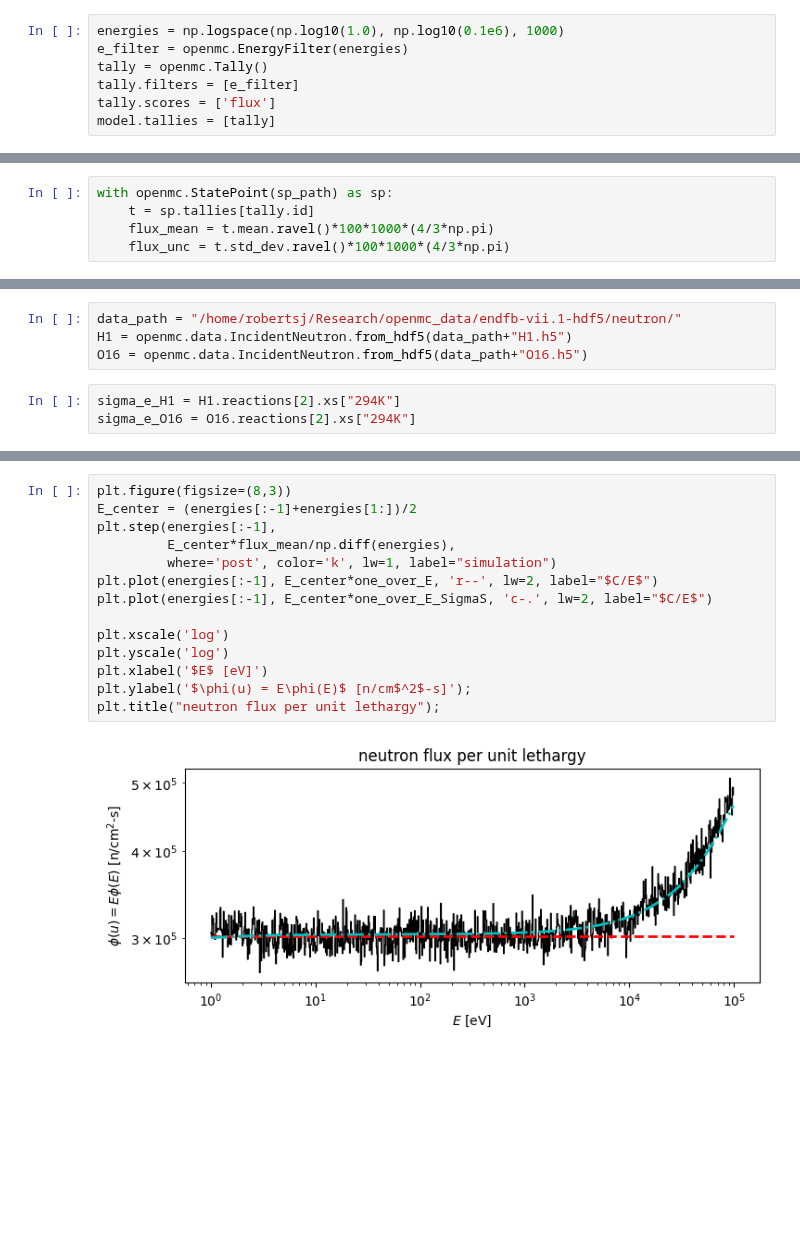
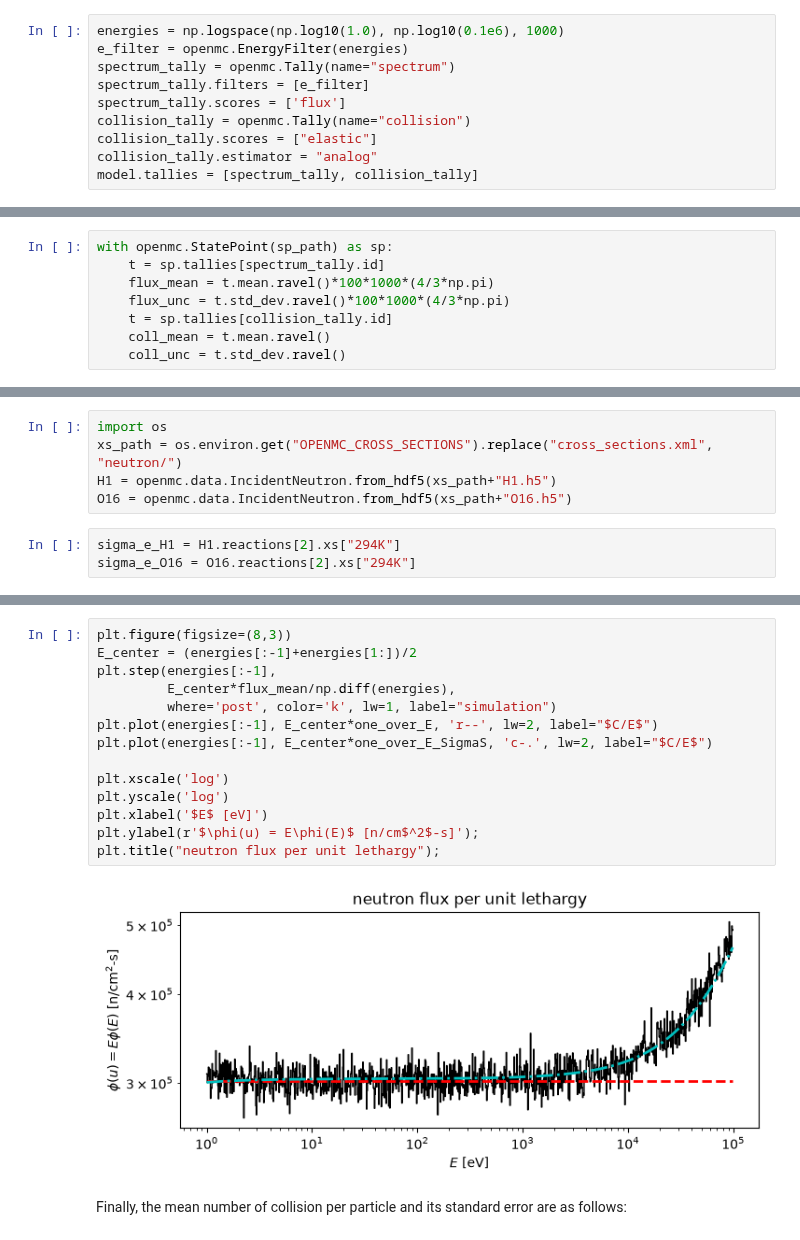
Before and after one commit to robertsj/ne630, a Jupyter notebook: site/_static/notebooks/lesson_9.ipynb, the cells around one changed output, grey strips where cells are left out. Saved outputs shown, nothing was run; the diff lists cells and outputs as text; blank space fills up the shorter version.

```diff
--- a/site/_static/notebooks/lesson_9.ipynb
+++ b/site/_static/notebooks/lesson_9.ipynb
@@ -98,10 +98,13 @@ model.settings = settings
 # %%
 energies = np.logspace(np.log10(1.0), np.log10(0.1e6), 1000)
 e_filter = openmc.EnergyFilter(energies)
-tally = openmc.Tally()
-tally.filters = [e_filter]
-tally.scores = ['flux']
-model.tallies = [tally]
+spectrum_tally = openmc.Tally(name="spectrum")
+spectrum_tally.filters = [e_filter]
+spectrum_tally.scores = ['flux']
+collision_tally = openmc.Tally(name="collision")
+collision_tally.scores = ["elastic"]
+collision_tally.estimator = "analog"
+model.tallies = [spectrum_tally, collision_tally]
 # %% [markdown]
 ## Step 5: Run OpenMC
 # %%
@@ -110,9 +113,12 @@ sp_path = model.run(output=False)
 ## Step 6: Postprocess Results
 # %%
 with openmc.StatePoint(sp_path) as sp:
-    t = sp.tallies[tally.id]
+    t = sp.tallies[spectrum_tally.id]
     flux_mean = t.mean.ravel()*100*1000*(4/3*np.pi)
     flux_unc = t.std_dev.ravel()*100*1000*(4/3*np.pi)
+    t = sp.tallies[collision_tally.id]
+    coll_mean = t.mean.ravel()
+    coll_unc = t.std_dev.ravel()
 # %%
 plt.figure(figsize=(8,3))
 plt.step(energies[:-1],
@@ -145,9 +151,10 @@ Text(0.5, 1.0, 'neutron flux per unit lethargy')
 # %% [markdown]
 Both of these figures indicate that the spectrum is well approximated by the $1/E$ shape up until about 10 keV, where the simulated flux is larger.  If we apply the more complete spectrum approximation of FNRP Eq. (3.23), an even closer match can be found.
 # %%
-data_path = "/home/robertsj/Research/openmc_data/endfb-vii.1-hdf5/neutron/"
-H1 = openmc.data.IncidentNeutron.from_hdf5(data_path+"H1.h5")
-O16 = openmc.data.IncidentNeutron.from_hdf5(data_path+"O16.h5")
+import os
+xs_path = os.environ.get("OPENMC_CROSS_SECTIONS").replace("cross_sections.xml", "neutron/")
+H1 = openmc.data.IncidentNeutron.from_hdf5(xs_path+"H1.h5")
+O16 = openmc.data.IncidentNeutron.from_hdf5(xs_path+"O16.h5")
 # %%
 sigma_e_H1 = H1.reactions[2].xs["294K"]
 sigma_e_O16 = O16.reactions[2].xs["294K"]
@@ -172,16 +179,18 @@ plt.title("neutron flux spectrum from a 1 MeV source in water");
 # %%
 plt.figure(figsize=(8,3))
 E_center = (energies[:-1]+energies[1:])/2
 plt.step(energies[:-1],
          E_center*flux_mean/np.diff(energies),
          where='post', color='k', lw=1, label="simulation")
 plt.plot(energies[:-1], E_center*one_over_E, 'r--', lw=2, label="$C/E$")
 plt.plot(energies[:-1], E_center*one_over_E_SigmaS, 'c-.', lw=2, label="$C/E$")
 
 plt.xscale('log')
 plt.yscale('log')
 plt.xlabel('$E$ [eV]')
-plt.ylabel('$\phi(u) = E\phi(E)$ [n/cm$^2$-s]');
+plt.ylabel(r'$\phi(u) = E\phi(E)$ [n/cm$^2$-s]');
 plt.title("neutron flux per unit lethargy");
 # %% [output]
-[figure, old version]
+[figure, new version]
+# %% [markdown]
+Finally, the mean number of collision per particle and its standard error are as follows:
```
Also changed, not shown: parts of 4 cells of this notebook, 1 other file.
